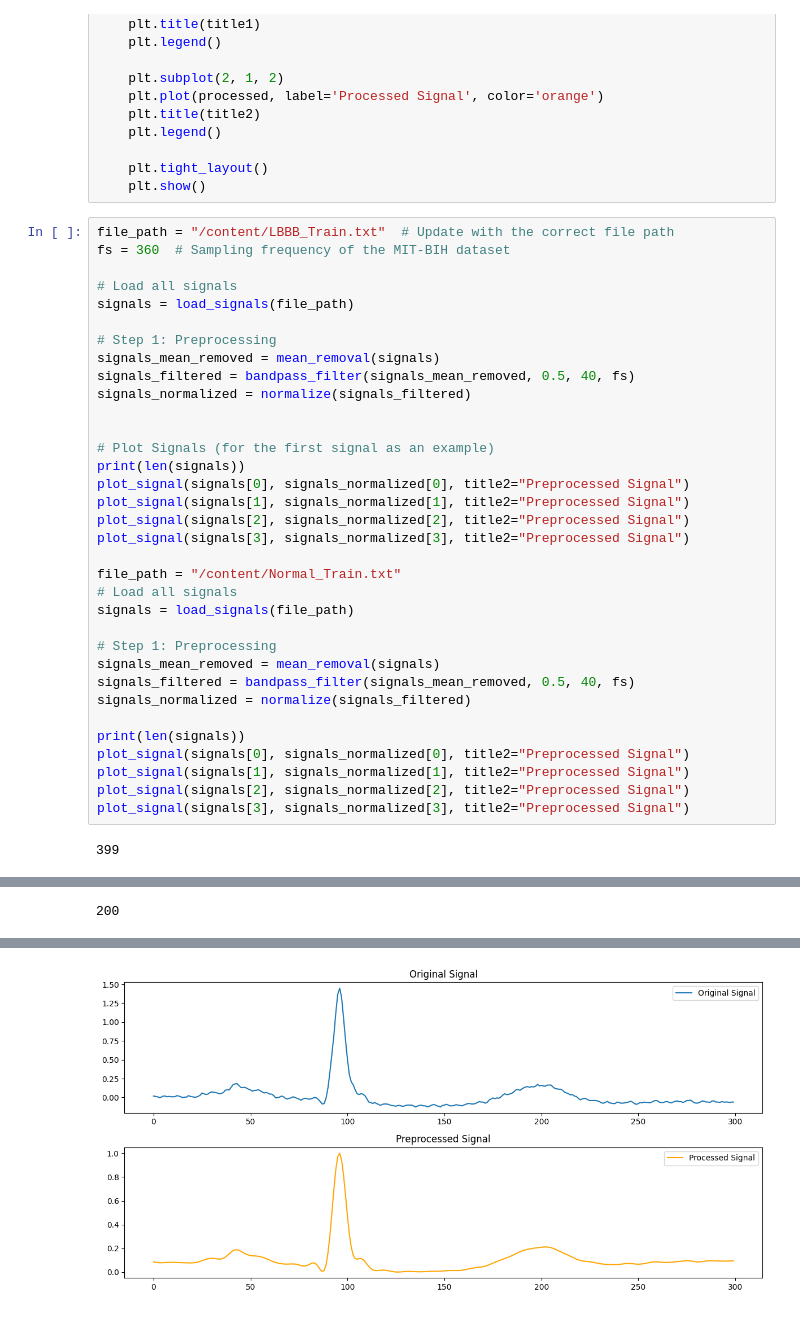
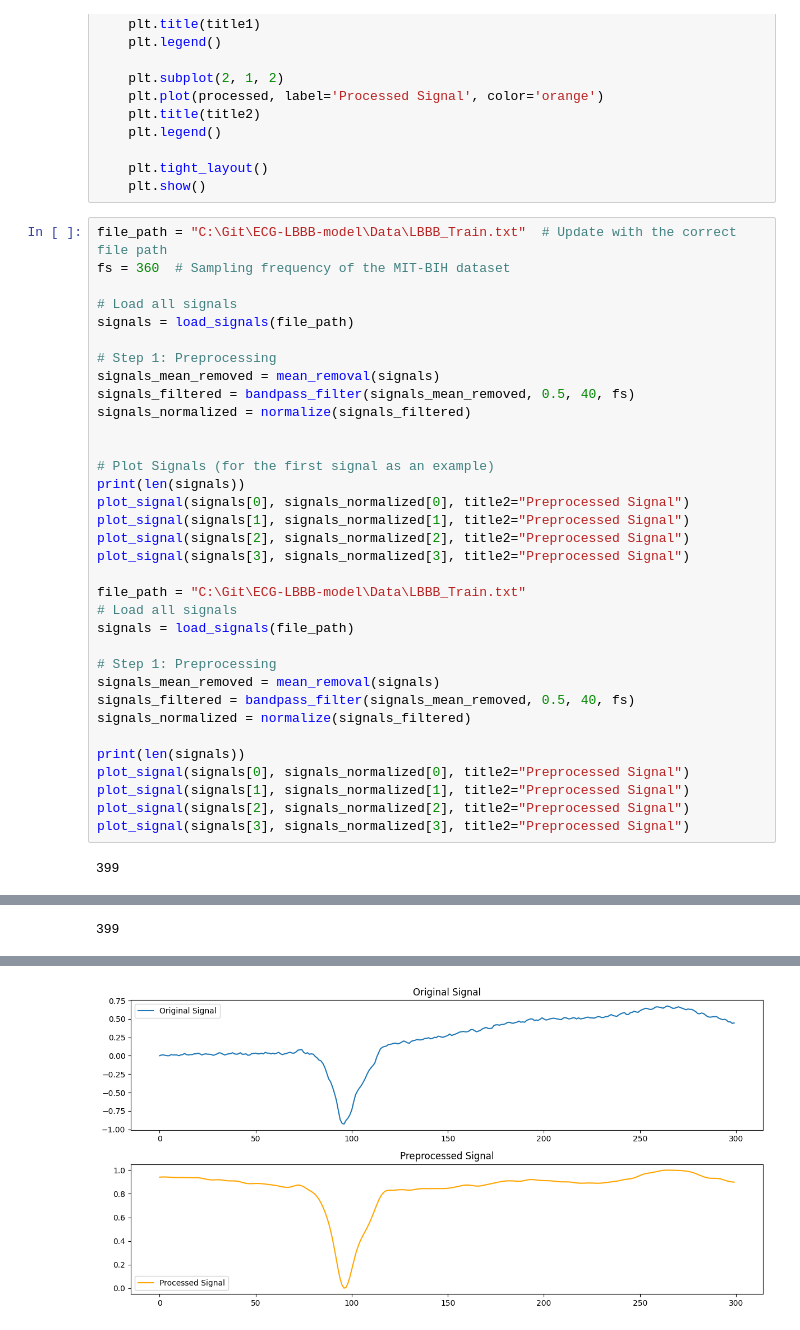
Before and after one commit to DSP-project-ECG/ECG-Classifier-for-LBBB-Detection, a Jupyter notebook: preprocessing.ipynb, the cells around one changed output, grey strips where cells are left out. Saved outputs shown, nothing was run; the diff lists cells and outputs as text.

```diff
--- a/preprocessing.ipynb
+++ b/preprocessing.ipynb
@@ -46,7 +47,7 @@ def plot_signal(original, processed, title1="Original Signal", title2="Processed
     plt.tight_layout()
     plt.show()
 # %%
-file_path = "/content/LBBB_Train.txt"  # Update with the correct file path
+file_path = "C:\Git\ECG-LBBB-model\Data\LBBB_Train.txt"  # Update with the correct file path
 fs = 360  # Sampling frequency of the MIT-BIH dataset
 
 # Load all signals
@@ -65,7 +66,7 @@ plot_signal(signals[1], signals_normalized[1], title2="Preprocessed Signal")
 plot_signal(signals[2], signals_normalized[2], title2="Preprocessed Signal")
 plot_signal(signals[3], signals_normalized[3], title2="Preprocessed Signal")
 
-file_path = "/content/Normal_Train.txt"
+file_path = "C:\Git\ECG-LBBB-model\Data\LBBB_Train.txt"
 # Load all signals
 signals = load_signals(file_path)
 
@@ -85,4 +86,4 @@ plot_signal(signals[3], signals_normalized[3], title2="Preprocessed Signal")
 [figure]
 [figure]
 [figure]
-200
+399
@@ -90 +91 @@ plot_signal(signals[3], signals_normalized[3], title2="Preprocessed Signal")
-[figure, old version]
+[figure, new version]
```
Also changed, not shown: parts of 2 cells of this notebook, 23 other files.
